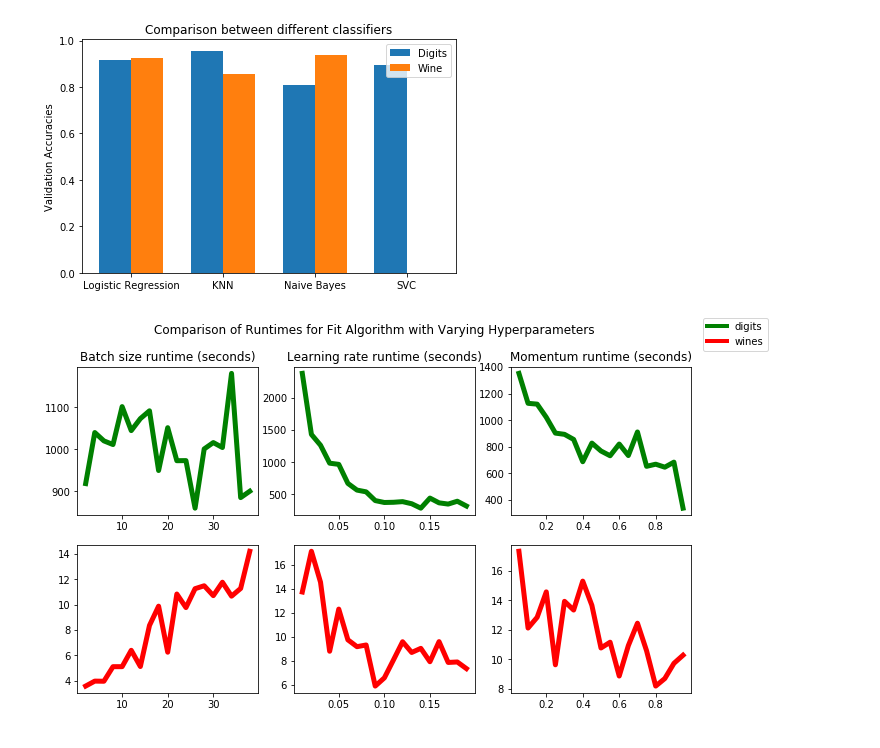
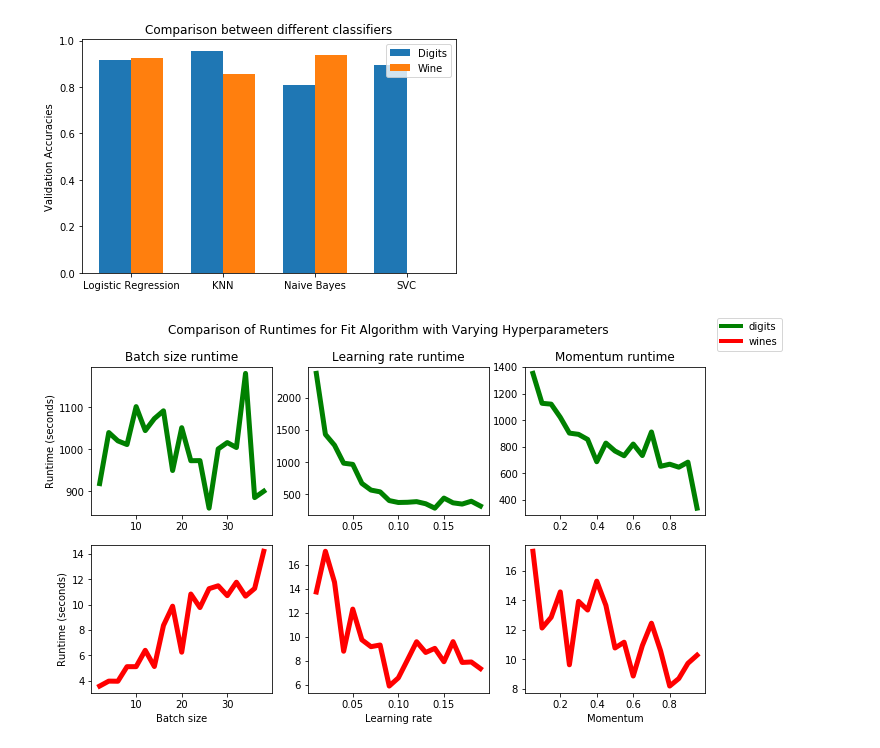
Before and after one commit to iwantadventureinthegreatwidesomewhere/Multi-Class-Logistic-Regression-and-Gradient-Descent, a Jupyter notebook: MINI-PROJECT_2.ipynb, the cells around one changed output. Cells and saved outputs as stored; diff of their text form; code cells hidden in the pictures.

```diff
--- a/MINI-PROJECT_2.ipynb
+++ b/MINI-PROJECT_2.ipynb
@@ -846,45 +846,53 @@ if run_search:
     ax[0,0].plot(
         batch_size_tests,
         np.asarray(batch_size_results).T[4]/100,
-        color='green',linewidth=5, label = f"Batch size runtime : digits")
-    ax[0,0].set_title('Batch size runtime (seconds)')
+        color='green',linewidth=5)
+    ax[0,0].set_title('Batch size runtime')
+    ax[0,0].set_ylabel('Runtime (seconds)')
 
     # Learning rate runtimes : digits
     ax[0,1].plot(
         learning_rate_tests,
         np.asarray(learning_rate_results).T[4]/100,
-        color='green',linewidth=5, label = f"Learning rate runtimes : digits")
-    ax[0,1].set_title('Learning rate runtime (seconds)')
+        color='green',linewidth=5)
+    ax[0,1].set_title('Learning rate runtime')
 
 
     # Momentum runtimes: digits
     ax[0,2].plot(
         momentum_tests,
         np.asarray(momentum_results).T[4]/100,
-        color='green',linewidth=5, label = f"Momentum runtimes: digits")
-    ax[0,2].set_title('Momentum runtime (seconds)')
+        color='green',linewidth=5)
+    ax[0,2].set_title('Momentum runtime')
 
 
     # Batch size runtime: wines
     ax[1,0].plot(
         batch_size_tests,
         np.asarray(batch_size_results).T[5]/100,
-        color='red',linewidth=5, label = f"Batch size runtime: wines")
+        color='red',linewidth=5)
+    ax[1,0].set_ylabel('Runtime (seconds)')
+    ax[1,0].set_xlabel('Batch size')
+
 
     # Learning rate runtimes : wines
     ax[1,1].plot(
         learning_rate_tests,
         np.asarray(learning_rate_results).T[5]/100,
-        color='red',linewidth=5, label = f"Learning rate runtimes : wines")
+        color='red',linewidth=5)
+    ax[1,1].set_xlabel('Learning rate')
+
 
     # Momentum runtimes: wines
     ax[1,2].plot(
         momentum_tests,
         np.asarray(momentum_results).T[5]/100,
-        color='red',linewidth=5, label = f"Momentum runtimes: wines")
+        color='red',linewidth=5)
+    ax[1,2].set_xlabel('Momentum')
+
 
     legend_elements = [Line2D([0], [0], color='g', lw=4, label='digits'),
                        Line2D([0], [0], color='r', lw=4, label='wines')]
     fig.legend(handles=legend_elements)
 # %% [output]
-[figure, old version]
+[figure, new version]
```
